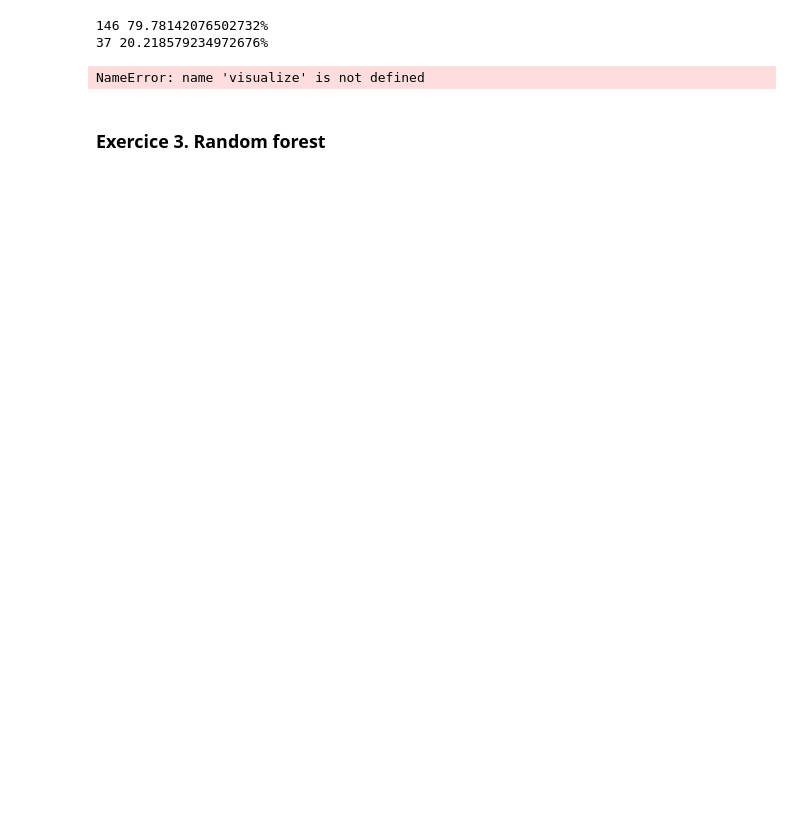
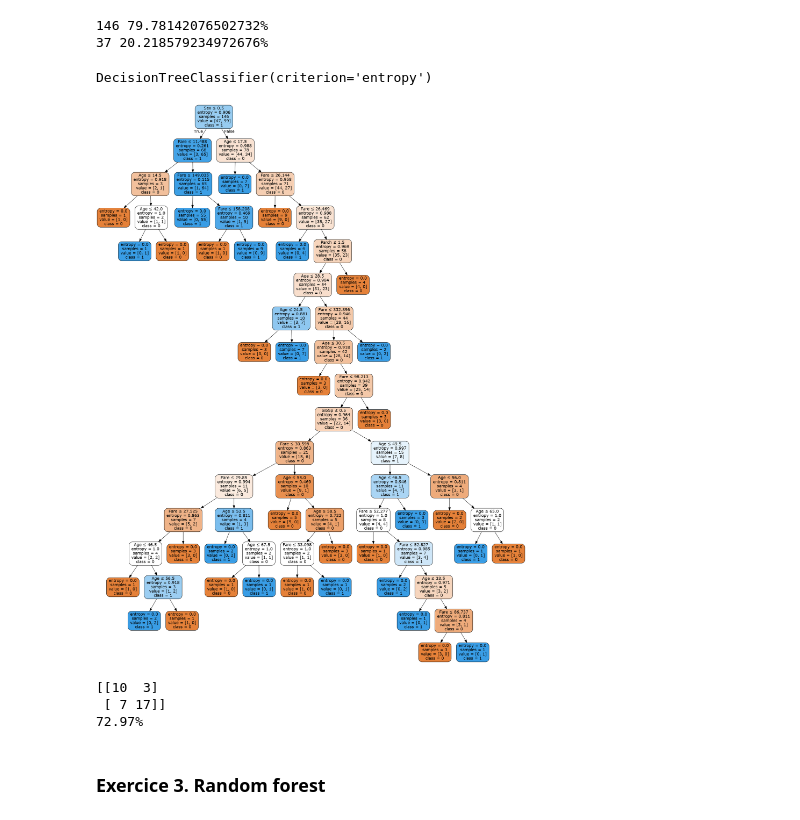
Before and after one commit to charles66820/CREMIfiles, a Jupyter notebook: acid/td/td08.ipynb, the cells around one changed output. Cells and saved outputs as stored; diff of their text form; code cells hidden in the pictures; blank space fills up the shorter version.

```diff
--- a/acid/td/td08.ipynb
+++ b/acid/td/td08.ipynb
@@ -57,7 +58,7 @@ df
 | 890 | 891 | 0 | 3 | Dooley, Mr. Patrick | male | 32.0 | 0 | 0 | 370376 | 7.7500 | ... |
 891 rows × 12 columns
 # %%
-dataset = df.dropna()
+dataset = data.dropna()
 dataset.head()
 # %% [output]
 |  | PassengerId | Survived | Pclass | Name | Sex | Age | SibSp | Parch | Ticket | Fare | ... |
@@ -117,20 +116,27 @@ print(len(X_test), str(len(X_test) * 100 / len(X)) + "%")
+# %%
+from sklearn import tree
+# Classifieur Decision Tree
+dt= tree.DecisionTreeClassifier(criterion='entropy')
+dt.fit(X_train, Y_train)
+# %% [output]
+DecisionTreeClassifier(criterion='entropy')
 # %%
 from sklearn.tree import export_graphviz
 from sklearn.externals.six import StringIO
 from IPython.display import Image
 import pydotplus
 
 features_cols = selected_cols
 
 class_names=['0','1']
-visualize(dt, features_cols, class_names)
+# visualize(dt, features_cols, class_names) # FIXME:
 
 dot_data = StringIO()
 export_graphviz(dt, out_file=dot_data,
                 filled=True, rounded=True,
                 special_characters=True,feature_names = features_cols,class_names=class_names)
 graph = pydotplus.graph_from_dot_data(dot_data.getvalue())
 #graph.write_png('titanic.png')
 Image(graph.create_png())
 # %% [output]
-NameError: name 'visualize' is not defined
+[figure, added]
@@ -139 +146,13 @@ NameError: name 'visualize' is not defined
+# %%
+# Evaluate
+Y_pred = dt.predict(X_test)
+
+cm = confusion_matrix(Y_test, Y_pred)
+print(cm)
+
+print("{:.2%}".format(accuracy_score(Y_test, Y_pred)))
+# %% [output]
+[[10  3]
+ [ 7 17]]
+72.97%
 # %%
```
Also changed, not shown: parts of 7 cells of this notebook.
